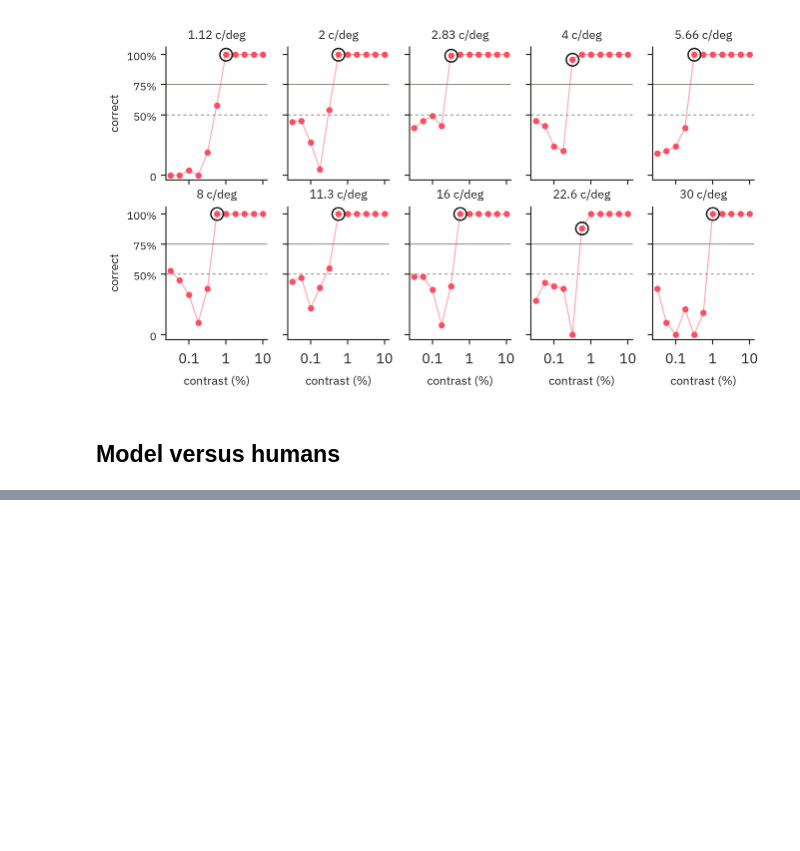
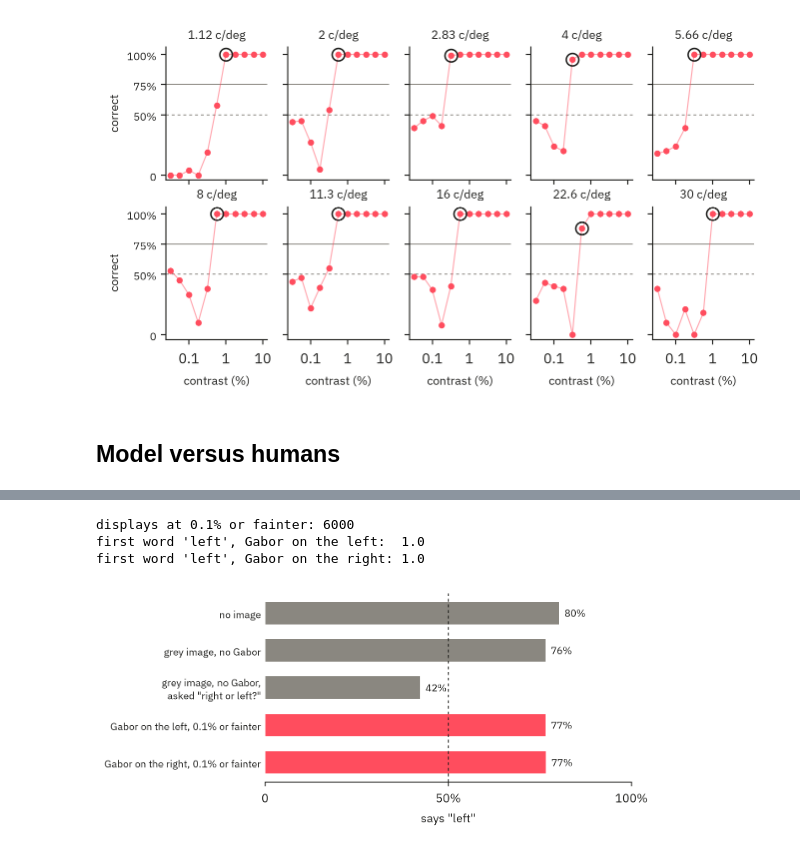
Before and after one commit to dgknzts/vlm-psychophysics, a Jupyter notebook: chapters/contrast_sensitivity/code/analysis.ipynb, the cells around one changed output, grey strips where cells are left out. Saved outputs shown, nothing was run; the diff lists cells and outputs as text; code cells hidden in the pictures; blank space fills up the shorter version.

```diff
--- a/chapters/contrast_sensitivity/code/analysis.ipynb
+++ b/chapters/contrast_sensitivity/code/analysis.ipynb
@@ -108,0 +114,12 @@ Image("../img/vlm_vs_modelfest.png")
+# %%
+figures.left_habit_figure("../img/vlm_left_habit.png", results)
+faint = results[results.contrast <= 0.001 + 1e-9]
+print("displays at 0.1% or fainter:", 2 * len(faint))
+print("first word 'left', Gabor on the left: ", (faint.score_left > 0).mean())
+print("first word 'left', Gabor on the right:", (faint.score_right > 0).mean())
+Image("../img/vlm_left_habit.png", width=560)
+# %% [output]
+displays at 0.1% or fainter: 6000
+first word 'left', Gabor on the left:  1.0
+first word 'left', Gabor on the right: 1.0
+[figure, added]
```
Also changed, not shown: parts of 4 cells of this notebook, 9 other files.
